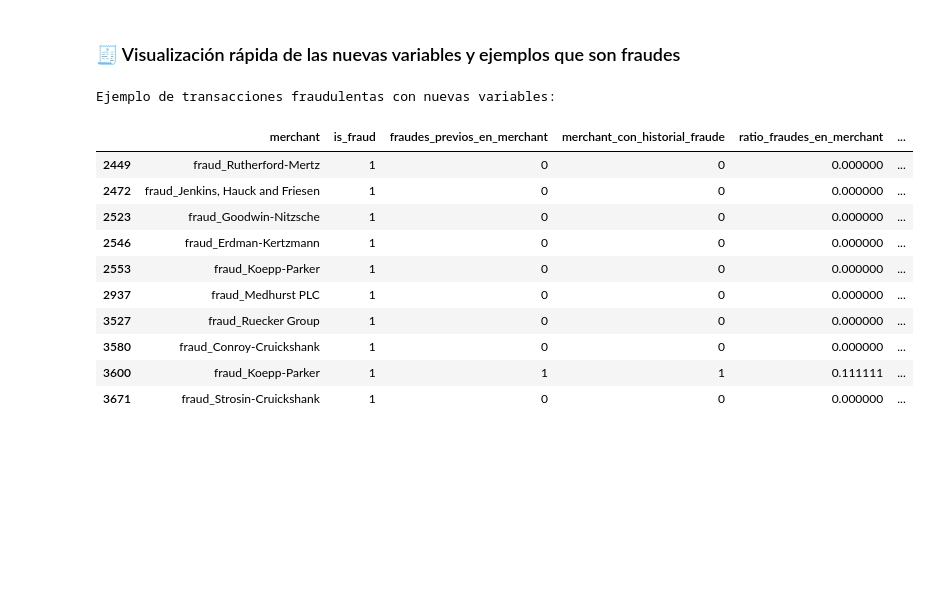
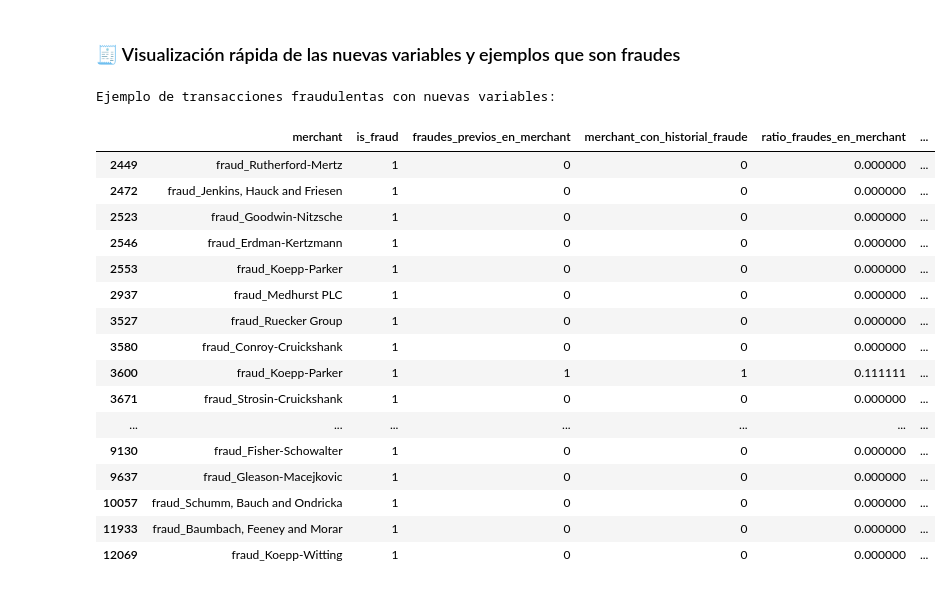
Before and after one commit to GarciaAlegria/Proyecto-final-SDS-PlusTI, a Jupyter notebook: proyectoPlusTi.ipynb, the cells around one changed output. Saved outputs shown, nothing was run; the diff lists cells and outputs as text; code cells hidden in the pictures; blank space fills up the shorter version.

```diff
--- a/proyectoPlusTi.ipynb
+++ b/proyectoPlusTi.ipynb
@@ -335,7 +395,11 @@ df['ultimo_fraude_en_merchant'] = df.groupby('merchant')['timestamp_fraude'].tra
 
 # Calcular tiempo desde último fraude (en días para mejor interpretación)
 df['dias_desde_ultimo_fraude'] = (df['unix_time'] - df['ultimo_fraude_en_merchant']) / (24 * 3600)
-df['dias_desde_ultimo_fraude'] = df['dias_desde_ultimo_fraude'].fillna(-1)
+
+# Redondear a días enteros para mejor interpretación
+df['dias_desde_ultimo_fraude'] = df['dias_desde_ultimo_fraude'].round(0).astype('Int64')
+
+df['dias_desde_ultimo_fraude'] = df['dias_desde_ultimo_fraude'].fillna(-1) # -1 indica que no hubo fraudes previos en el comercio
 
 # Mostrar solo transacciones fraudulentas para verificar
 print("Ejemplo de transacciones fraudulentas:")
@@ -429,21 +493,27 @@ df[['merchant', 'is_fraud', 'fraudes_previos_en_merchant', 'merchant_con_histori
 # %%
 # mostrar las nuevas variables creadas con el método de ingeniería de características y mostrar las primeras filas que son fraudes
 print("Ejemplo de transacciones fraudulentas con nuevas variables:")
 df[df['is_fraud'] == 1][['merchant', 'is_fraud', 'fraudes_previos_en_merchant',
                                 'merchant_con_historial_fraude', 'ratio_fraudes_en_merchant',
                                 'dias_desde_ultimo_fraude', 'fraudes_previos_usuario',
                                 'usuario_con_historial_fraude', 'compras_previas_en_merchant_usuario',
-                                'primera_vez_en_merchant']].head(10)
+                                'primera_vez_en_merchant']].head(50)
 # %% [output]
 Ejemplo de transacciones fraudulentas con nuevas variables:
 |  | merchant | is_fraud | fraudes_previos_en_merchant | merchant_con_historial_fraude | ratio_fraudes_en_merchant | ... |
 | 2449 | fraud_Rutherford-Mertz | 1 | 0 | 0 | 0.000000 | ... |
 | 2472 | fraud_Jenkins, Hauck and Friesen | 1 | 0 | 0 | 0.000000 | ... |
 | 2523 | fraud_Goodwin-Nitzsche | 1 | 0 | 0 | 0.000000 | ... |
 | 2546 | fraud_Erdman-Kertzmann | 1 | 0 | 0 | 0.000000 | ... |
 | 2553 | fraud_Koepp-Parker | 1 | 0 | 0 | 0.000000 | ... |
 | 2937 | fraud_Medhurst PLC | 1 | 0 | 0 | 0.000000 | ... |
 | 3527 | fraud_Ruecker Group | 1 | 0 | 0 | 0.000000 | ... |
 | 3580 | fraud_Conroy-Cruickshank | 1 | 0 | 0 | 0.000000 | ... |
 | 3600 | fraud_Koepp-Parker | 1 | 1 | 1 | 0.111111 | ... |
 | 3671 | fraud_Strosin-Cruickshank | 1 | 0 | 0 | 0.000000 | ... |
+| ... | ... | ... | ... | ... | ... | ... |
+| 9130 | fraud_Fisher-Schowalter | 1 | 0 | 0 | 0.000000 | ... |
+| 9637 | fraud_Gleason-Macejkovic | 1 | 0 | 0 | 0.000000 | ... |
+| 10057 | fraud_Schumm, Bauch and Ondricka | 1 | 0 | 0 | 0.000000 | ... |
+| 11933 | fraud_Baumbach, Feeney and Morar | 1 | 0 | 0 | 0.000000 | ... |
+| 12069 | fraud_Koepp-Witting | 1 | 0 | 0 | 0.000000 | ... |
```
Also changed, not shown: parts of 4 cells of this notebook.
